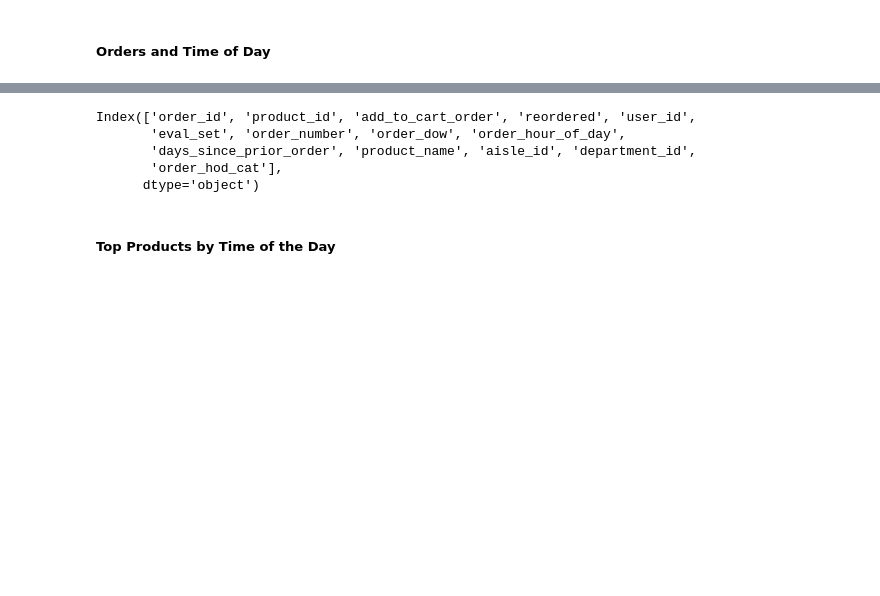
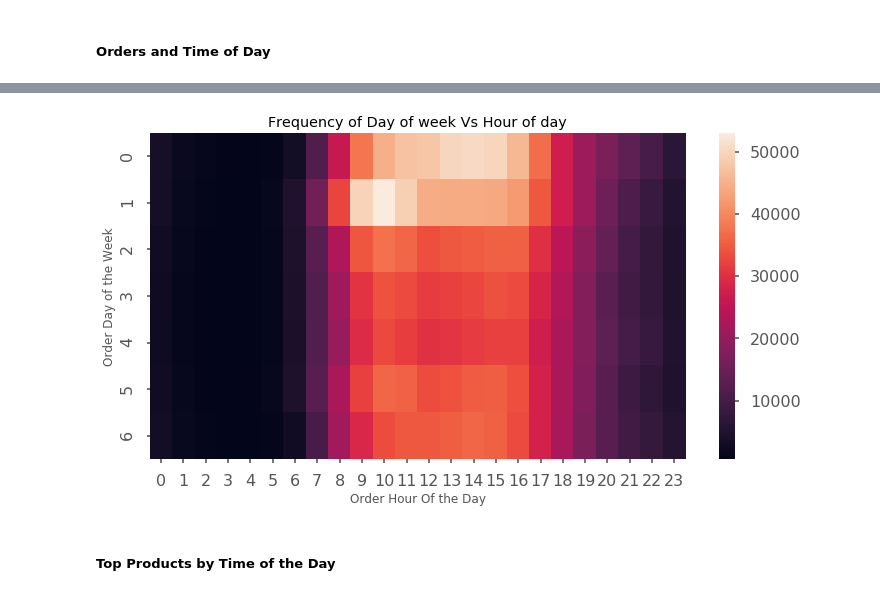
Before and after one commit to CloudChaoszero/Instacart-Product-AnalysisAndInference, a Jupyter notebook: Analytics/Instacart-Data-Analytics.ipynb, the cells around one changed output, grey strips where cells are left out. Cells and saved outputs as stored; diff of their text form; code cells hidden in the pictures; blank space fills up the shorter version.

Commit message:
Add Time Segementation heatmap and additional notes

```diff
--- a/Analytics/Instacart-Data-Analytics.ipynb
+++ b/Analytics/Instacart-Data-Analytics.ipynb
@@ -292,12 +302,15 @@ plt.show()
-# %%
-## Get segmentation by Day of the week and time of the day for particular products, top of them
-ordersAndProducts_TimeDf.columns
-# %% [output]
-Index(['order_id', 'product_id', 'add_to_cart_order', 'reordered', 'user_id',
-       'eval_set', 'order_number', 'order_dow', 'order_hour_of_day',
-       'days_since_prior_order', 'product_name', 'aisle_id', 'department_id',
-       'order_hod_cat'],
-      dtype='object')
+# %%
+ordersGroupedDF = ordersDf[ordersDf['eval_set']=='prior'].groupby(["order_dow", "order_hour_of_day"])["order_number"].aggregate("count").reset_index()
+ordersGroupedDF = ordersGroupedDF.pivot('order_dow', 'order_hour_of_day', 'order_number')
+
+plt.figure(figsize=(12,6))
+sns.heatmap(ordersGroupedDF)
+plt.title("Frequency of Day of week Vs Hour of day")
+plt.ylabel('Order Day of the Week')
+plt.xlabel('Order Hour Of the Day')
+plt.show()
+# %% [output]
+[figure, added]
 # %% [markdown]
 ##### Top Products by Time of the Day
 # %%
```
Also changed, not shown: parts of 17 cells of this notebook.
